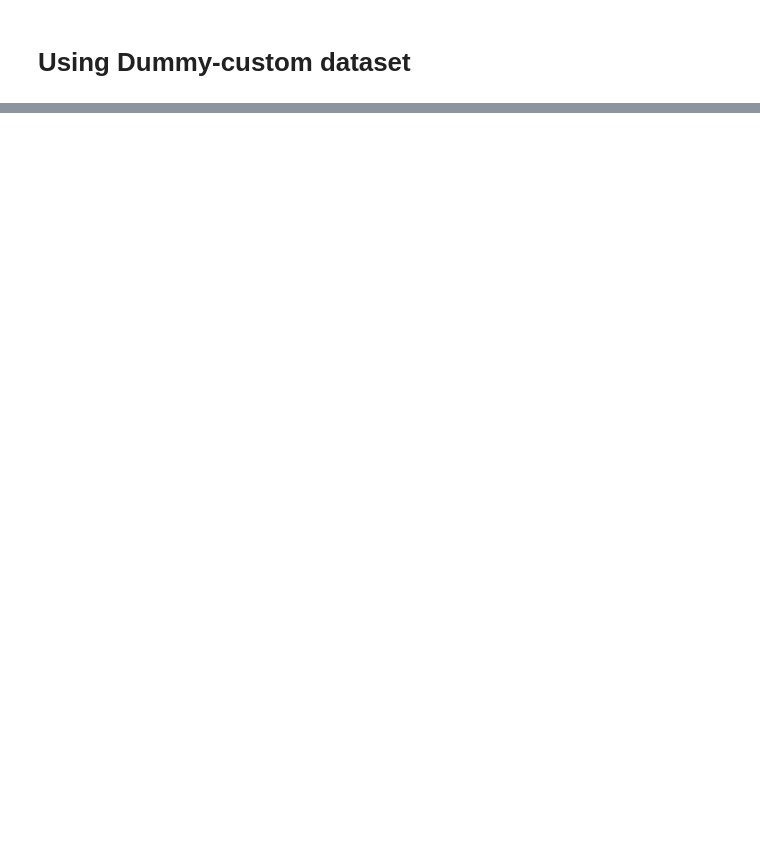
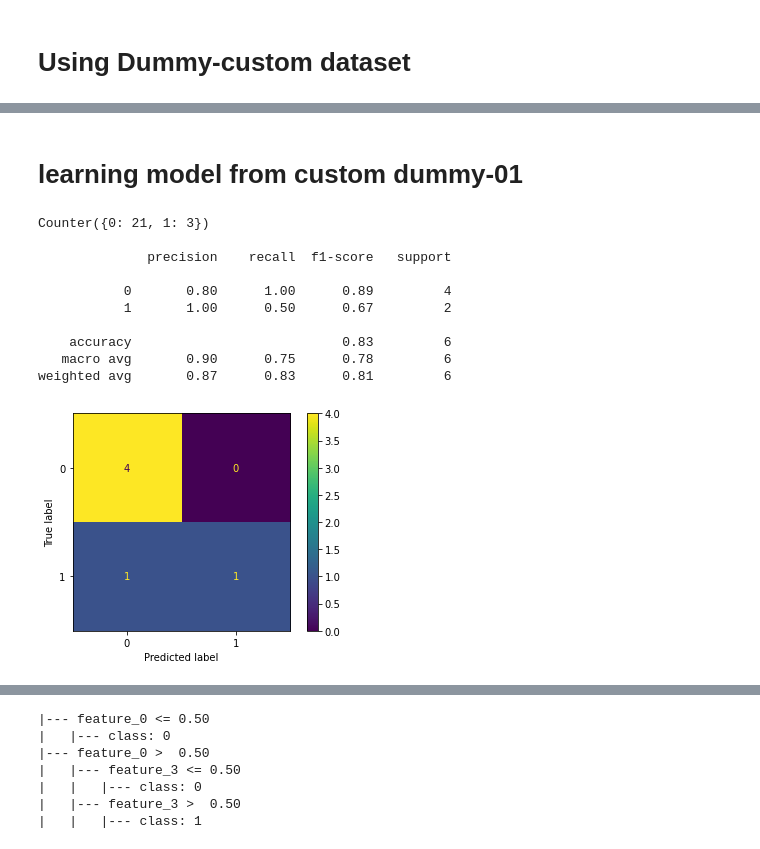
Before and after one commit to muhamadrefo/Diare, a Jupyter notebook: Diare_v_4_0.ipynb, the cells around one changed output, grey strips where cells are left out. Saved outputs shown, nothing was run; the diff lists cells and outputs as text; code cells hidden in the pictures; blank space fills up the shorter version.

```diff
--- a/Diare_v_4_0.ipynb
+++ b/Diare_v_4_0.ipynb
@@ -747,3 +767,6 @@ weighted avg       1.00      1.00      1.00         3
 |   |--- class: 1
 # %% [markdown]
 # Using Dummy-custom dataset
+# %%
+cusdm1 = pd.read_csv('cusdm1.csv')
+cusdm1.describe()
@@ -749,0 +809,23 @@ weighted avg       1.00      1.00      1.00         3
+# %%
+cus1 = cusdm1.rename(columns={'Nyeri di Perut':'Nyeri',
+                                    'Mulut Kering':'MK',
+                                    'BAB lebih dari 2 minggu':'BAB_1',
+                                    'BAB lebih dari 3x Sehari':'BAB_2',
+                                    'Feses Encer':'FE',
+                                    'Feses Berdarah/Berlendir':'FBoB'})
+cus2 = cusdm2.rename(columns={'Nyeri di Perut':'Nyeri',
+                                    'Mulut Kering':'MK',
+                                    'BAB lebih dari 2 minggu':'BAB_1',
+                                    'BAB lebih dari 3x Sehari':'BAB_2',
+                                    'Feses Encer':'FE',
+                                    'Feses Berdarah/Berlendir':'FBoB'})
+cus3 = cusdm3.rename(columns={'Nyeri di Perut':'Nyeri',
+                                    'Mulut Kering':'MK',
+                                    'BAB lebih dari 2 minggu':'BAB_1',
+                                    'BAB lebih dari 3x Sehari':'BAB_2',
+                                    'Feses Encer':'FE',
+                                    'Feses Berdarah/Berlendir':'FBoB'})
+
+cus1 = cus1.apply(le.fit_transform)
+cus2 = cus2.apply(le.fit_transform)
+cus3 = cus3.apply(le.fit_transform)
@@ -749,0 +852,2 @@ weighted avg       1.00      1.00      1.00         3
+# %% [markdown]
+# learning model from custom dummy-01
@@ -749,0 +925,14 @@ weighted avg       1.00      1.00      1.00         3
+# %%
+normalcus1()
+# %% [output]
+Counter({0: 21, 1: 3})
+
+              precision    recall  f1-score   support
+
+           0       0.80      1.00      0.89         4
+           1       1.00      0.50      0.67         2
+
+    accuracy                           0.83         6
+   macro avg       0.90      0.75      0.78         6
+weighted avg       0.87      0.83      0.81         6
+[figure, added]
@@ -749,0 +940,7 @@ weighted avg       1.00      1.00      1.00         3
+|--- feature_0 <= 0.50
+|   |--- class: 0
+|--- feature_0 >  0.50
+|   |--- feature_3 <= 0.50
+|   |   |--- class: 0
+|   |--- feature_3 >  0.50
+|   |   |--- class: 1
```
Also changed, not shown: parts of 23 cells of this notebook.
